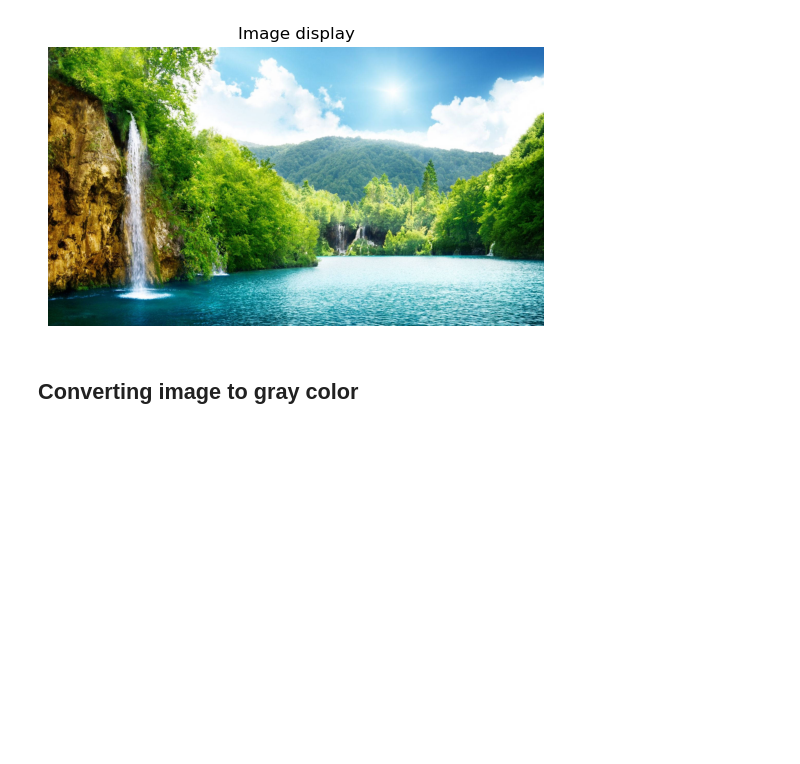
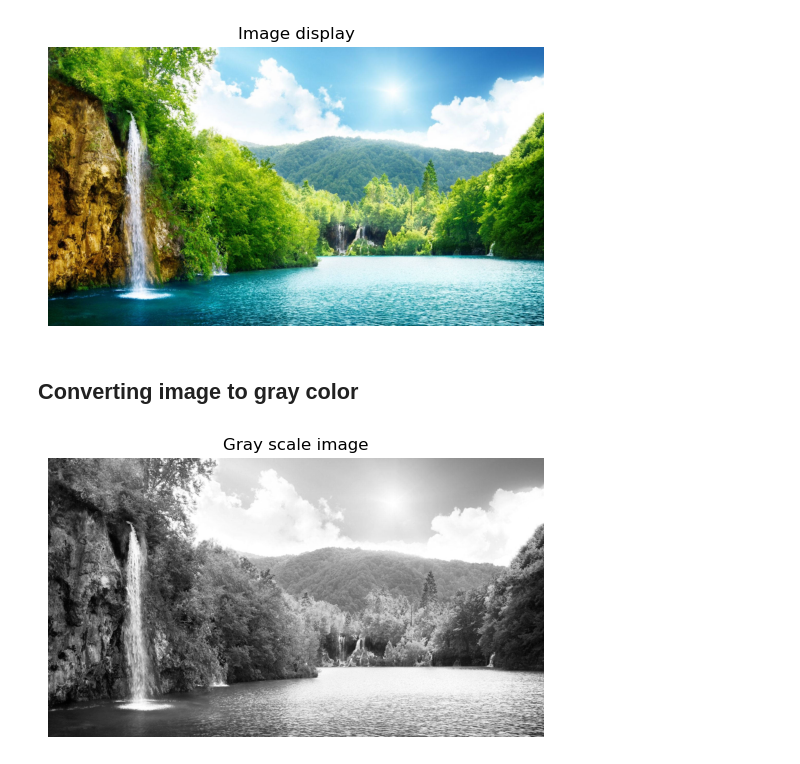
Before and after one commit to Arian2077/Computer_Graphic, a Jupyter notebook: session 1/matplot_opencv_test.ipynb, the cells around one changed output. Drawn from its saved outputs; the diff is of its cells as text; code cells hidden in the pictures; blank space fills up the shorter version.

```diff
--- a/session 1/matplot_opencv_test.ipynb
+++ b/session 1/matplot_opencv_test.ipynb
@@ -38,8 +38,12 @@ plt.show()
 # %%
 # Doing this after you read the image with cv2
 # Turning color from BGR to GRAY
 gray = cv2.cvtColor(image,cv2.COLOR_BGR2GRAY)
 
 # Showing the image
 plt.imshow(gray,cmap='gray')
-plt.title("Gray scale
+plt.title("Gray scale image")
+plt.axis('off')
+plt.show()
+# %% [output]
+[figure, added]
```
Also changed, not shown: parts of 2 cells of this notebook.
